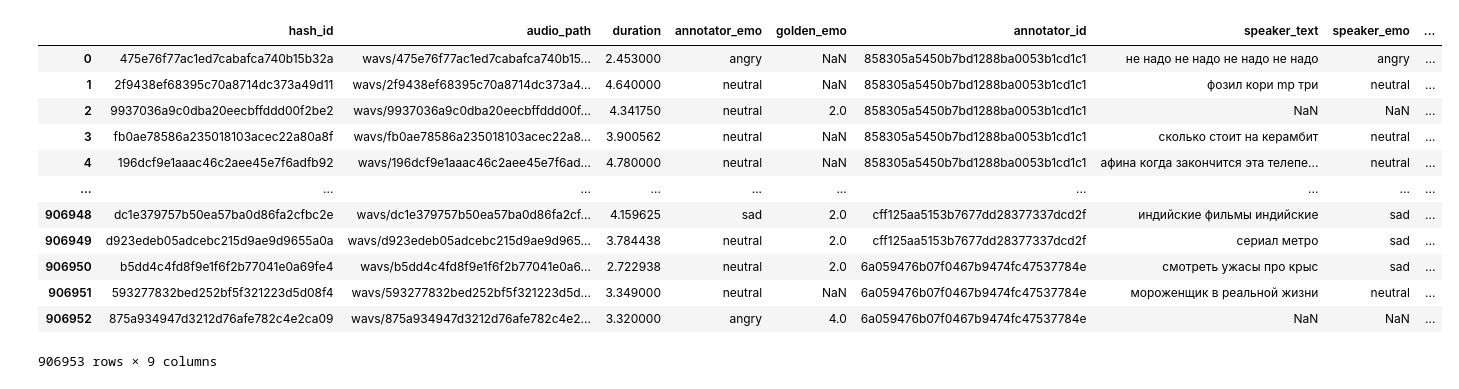
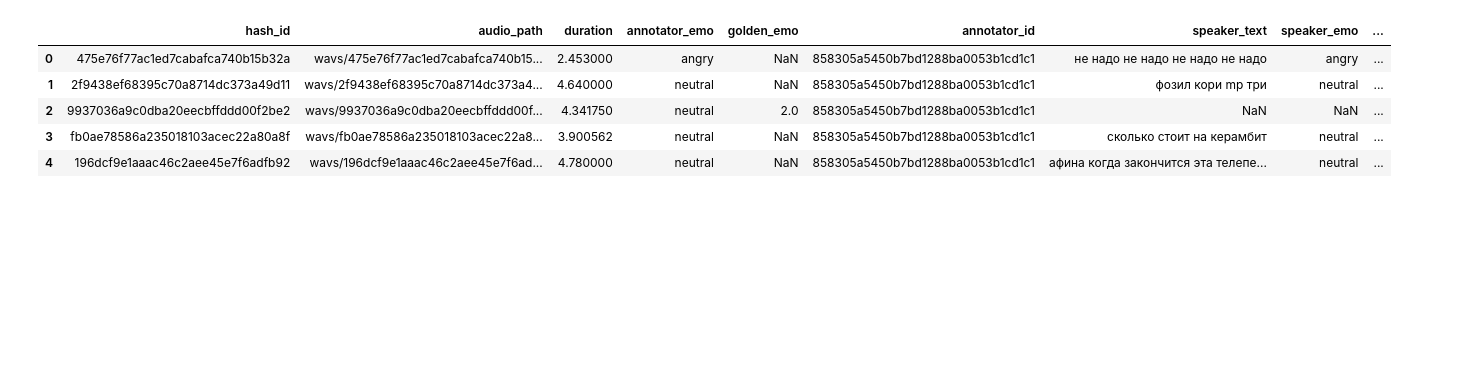
Before and after one commit to SeraphimPentin/SER_fqw, a Jupyter notebook: src/example_cnn.ipynb, the cells around one changed output. Saved outputs shown, nothing was run; the diff lists cells and outputs as text; code cells hidden in the pictures; blank space fills up the shorter version.

```diff
--- a/src/example_cnn.ipynb
+++ b/src/example_cnn.ipynb
@@ -17,27 +16,21 @@ from keras.src.callbacks import ReduceLROnPlateau
 # %%
 DATA_TRAIN = "C:\\Users\\s5pen\\YandexDisk\\ВКР\\crowd_train\\raw_crowd_train.tsv"
 AUDIO_TRAIN = "C:\\Users\\s5pen\\YandexDisk\\ВКР\\crowd_train\\wavs\\"
 
 DATA_TEST = "C:\\Users\\s5pen\\YandexDisk\\ВКР\\crowd_test\\raw_crowd_test.tsv"
 AUDIO_TEST = "C:\\Users\\s5pen\\YandexDisk\\ВКР\\crowd_test\\wavs\\"
 
+EPOCH = 200
 data_train = pd.read_csv(DATA_TRAIN, delimiter='\t')
-EPOCH = 60
-data_train
+
+data_train.head(5)
 # %% [output]
 |  | hash_id | audio_path | duration | annotator_emo | golden_emo | annotator_id | speaker_text | speaker_emo | ... |
 | 0 | 475e76f77ac1ed7cabafca740b15b32a | wavs/475e76f77ac1ed7cabafca740b15... | 2.453000 | angry | NaN | 858305a5450b7bd1288ba0053b1cd1c1 | не надо не надо не надо не надо | angry | ... |
 | 1 | 2f9438ef68395c70a8714dc373a49d11 | wavs/2f9438ef68395c70a8714dc373a4... | 4.640000 | neutral | NaN | 858305a5450b7bd1288ba0053b1cd1c1 | фозил кори mp три | neutral | ... |
 | 2 | 9937036a9c0dba20eecbffddd00f2be2 | wavs/9937036a9c0dba20eecbffddd00f... | 4.341750 | neutral | 2.0 | 858305a5450b7bd1288ba0053b1cd1c1 | NaN | NaN | ... |
 | 3 | fb0ae78586a235018103acec22a80a8f | wavs/fb0ae78586a235018103acec22a8... | 3.900562 | neutral | NaN | 858305a5450b7bd1288ba0053b1cd1c1 | сколько стоит на керамбит | neutral | ... |
 | 4 | 196dcf9e1aaac46c2aee45e7f6adfb92 | wavs/196dcf9e1aaac46c2aee45e7f6ad... | 4.780000 | neutral | NaN | 858305a5450b7bd1288ba0053b1cd1c1 | афина когда закончится эта телепе... | neutral | ... |
-| ... | ... | ... | ... | ... | ... | ... | ... | ... | ... |
-| 906948 | dc1e379757b50ea57ba0d86fa2cfbc2e | wavs/dc1e379757b50ea57ba0d86fa2cf... | 4.159625 | sad | 2.0 | cff125aa5153b7677dd28377337dcd2f | индийские фильмы индийские | sad | ... |
-| 906949 | d923edeb05adcebc215d9ae9d9655a0a | wavs/d923edeb05adcebc215d9ae9d965... | 3.784438 | neutral | 2.0 | cff125aa5153b7677dd28377337dcd2f | сериал метро | sad | ... |
-| 906950 | b5dd4c4fd8f9e1f6f2b77041e0a69fe4 | wavs/b5dd4c4fd8f9e1f6f2b77041e0a6... | 2.722938 | neutral | 2.0 | 6a059476b07f0467b9474fc47537784e | смотреть ужасы про крыс | sad | ... |
-| 906951 | 593277832bed252bf5f321223d5d08f4 | wavs/593277832bed252bf5f321223d5d... | 3.349000 | neutral | NaN | 6a059476b07f0467b9474fc47537784e | мороженщик в реальной жизни | neutral | ... |
-| 906952 | 875a934947d3212d76afe782c4e2ca09 | wavs/875a934947d3212d76afe782c4e2... | 3.320000 | angry | 4.0 | 6a059476b07f0467b9474fc47537784e | NaN | NaN | ... |
-906953 rows × 9 columns
 # %%
 def create_tsv_file_for_N_records(value: int):
     # Равное количество записей для каждой эмоции
```
Also changed, not shown: parts of 41 cells of this notebook, 3 other files.
